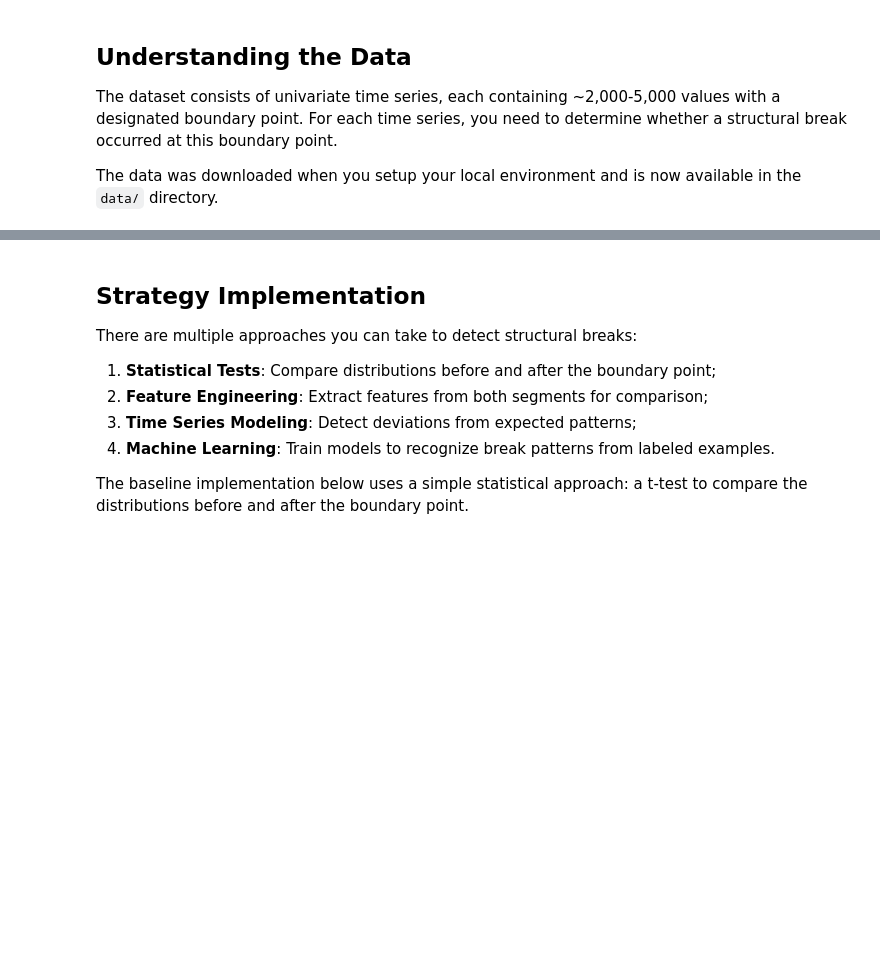
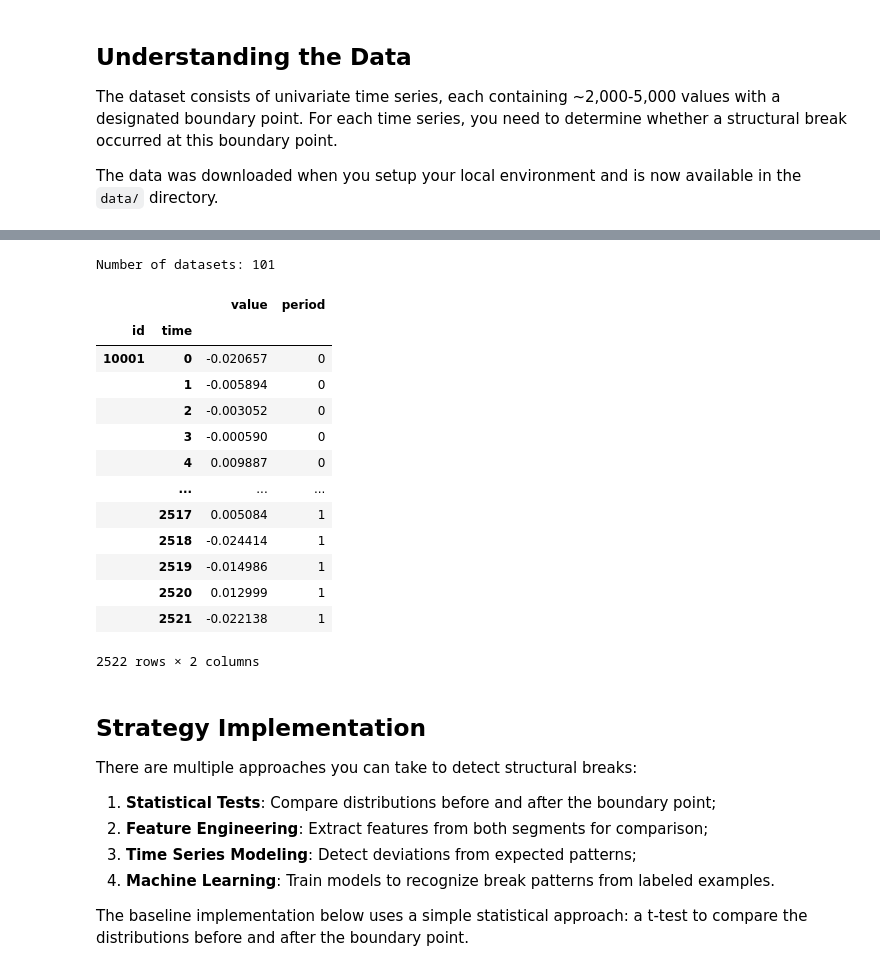
Before and after one commit to rosen2000/strbreak_challenge, a Jupyter notebook: competitions/structural-break/quickstarters/baseline/baseline.ipynb, the cells around one changed output, grey strips where cells are left out. Saved outputs shown, nothing was run; the diff lists cells and outputs as text; code cells hidden in the pictures; blank space fills up the shorter version.

```diff
--- a/competitions/structural-break/quickstarters/baseline/baseline.ipynb
+++ b/competitions/structural-break/quickstarters/baseline/baseline.ipynb
@@ -110,3 +723,24 @@ data/y_test.reduced.parquet: already exists, file length match
+# %%
+print("Number of datasets:", len(X_test))
+# %% [output]
+Number of datasets: 101
+# %%
+X_test[0]
+# %% [output]
+|  |  | value | period |
+| id | time |  |  |
+| 10001 | 0 | -0.020657 | 0 |
+|  | 1 | -0.005894 | 0 |
+|  | 2 | -0.003052 | 0 |
+|  | 3 | -0.000590 | 0 |
+|  | 4 | 0.009887 | 0 |
+|  | ... | ... | ... |
+|  | 2517 | 0.005084 | 1 |
+|  | 2518 | -0.024414 | 1 |
+|  | 2519 | -0.014986 | 1 |
+|  | 2520 | 0.012999 | 1 |
+|  | 2521 | -0.022138 | 1 |
+2522 rows × 2 columns
 # %% [markdown]
 ## Strategy Implementation
 
```
Also changed, not shown: parts of 30 cells of this notebook.
